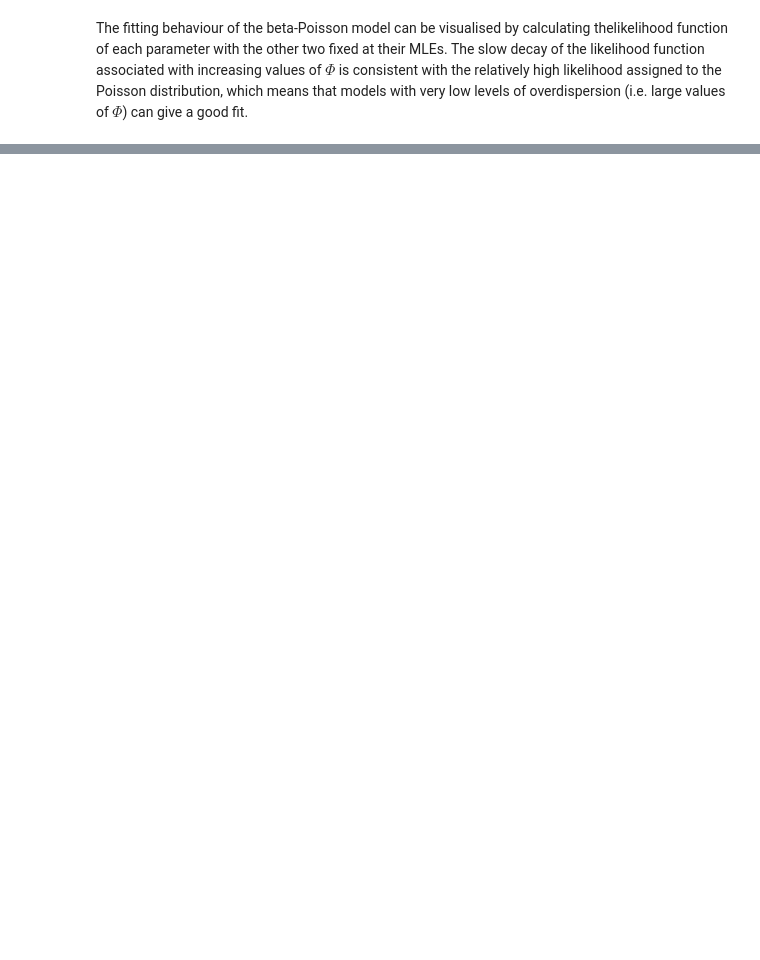
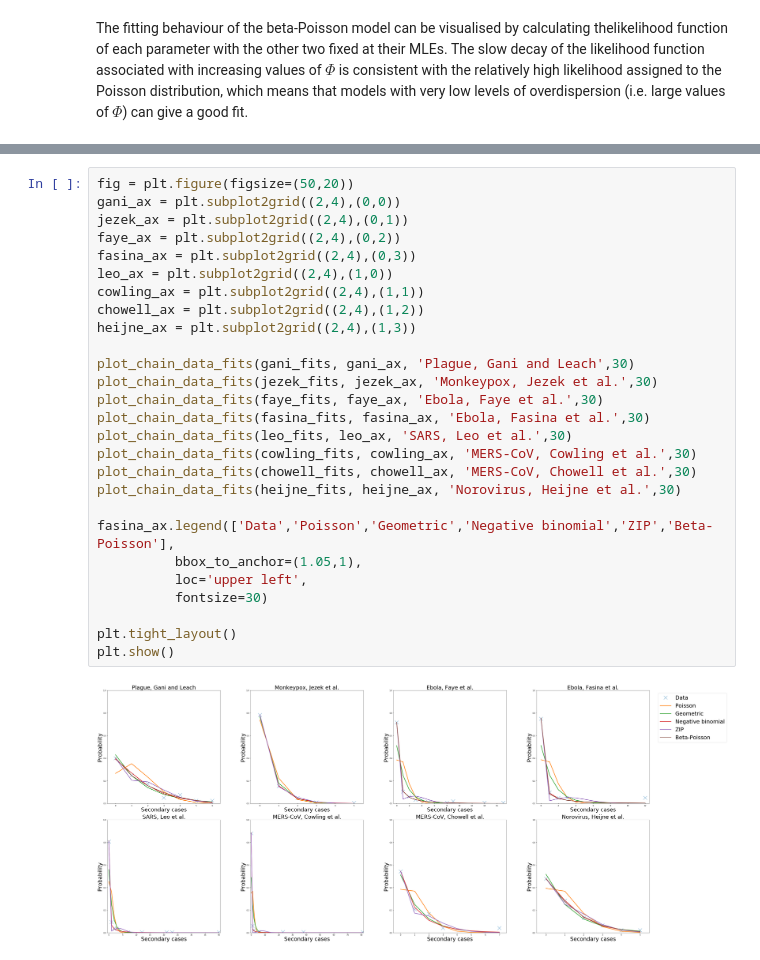
Before and after one commit to JBHilton/beta-poisson-epidemics, a Jupyter notebook: A beta-Poisson model for infectious disease transmission.ipynb, the cells around one changed output, grey strips where cells are left out. Drawn from its saved outputs; the diff is of its cells as text; blank space fills up the shorter version.

```diff
--- a/A beta-Poisson model for infectious disease transmission.ipynb
+++ b/A beta-Poisson model for infectious disease transmission.ipynb
@@ -1209,0 +553,29 @@ plt.show()
+# %%
+fig = plt.figure(figsize=(50,20))
+gani_ax = plt.subplot2grid((2,4),(0,0))
+jezek_ax = plt.subplot2grid((2,4),(0,1))
+faye_ax = plt.subplot2grid((2,4),(0,2))
+fasina_ax = plt.subplot2grid((2,4),(0,3))
+leo_ax = plt.subplot2grid((2,4),(1,0))
+cowling_ax = plt.subplot2grid((2,4),(1,1))
+chowell_ax = plt.subplot2grid((2,4),(1,2))
+heijne_ax = plt.subplot2grid((2,4),(1,3))
+
+plot_chain_data_fits(gani_fits, gani_ax, 'Plague, Gani and Leach',30)
+plot_chain_data_fits(jezek_fits, jezek_ax, 'Monkeypox, Jezek et al.',30)
+plot_chain_data_fits(faye_fits, faye_ax, 'Ebola, Faye et al.',30)
+plot_chain_data_fits(fasina_fits, fasina_ax, 'Ebola, Fasina et al.',30)
+plot_chain_data_fits(leo_fits, leo_ax, 'SARS, Leo et al.',30)
+plot_chain_data_fits(cowling_fits, cowling_ax, 'MERS-CoV, Cowling et al.',30)
+plot_chain_data_fits(chowell_fits, chowell_ax, 'MERS-CoV, Chowell et al.',30)
+plot_chain_data_fits(heijne_fits, heijne_ax, 'Norovirus, Heijne et al.',30)
+
+fasina_ax.legend(['Data','Poisson','Geometric','Negative binomial','ZIP','Beta-Poisson'],
+          bbox_to_anchor=(1.05,1),
+          loc='upper left',
+          fontsize=30)
+
+plt.tight_layout()
+plt.show()
+# %% [output]
+[figure, added]
```
Also changed, not shown: parts of 78 cells of this notebook, 1 other file.
